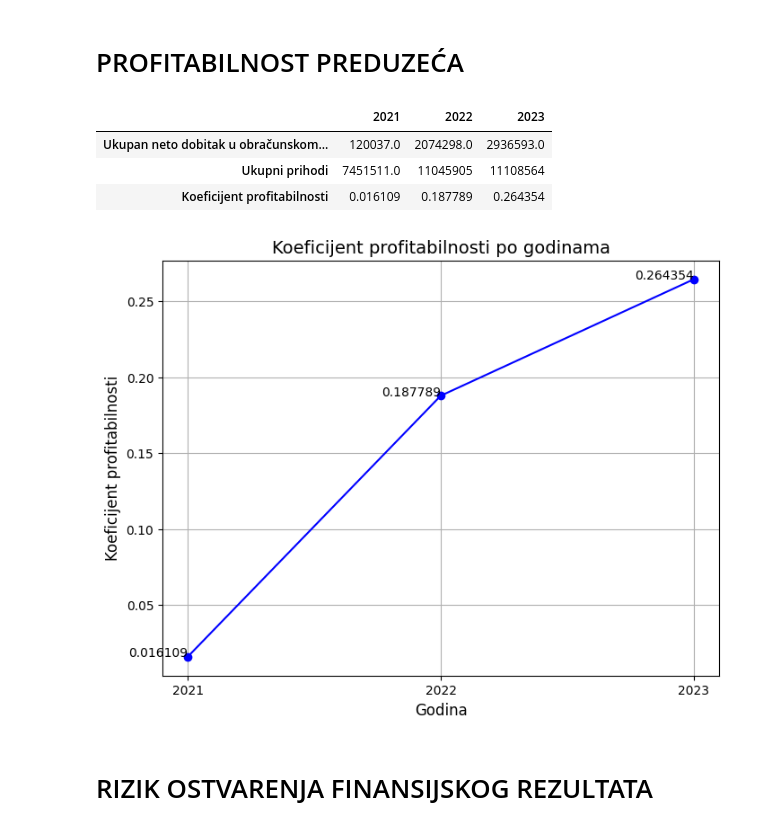
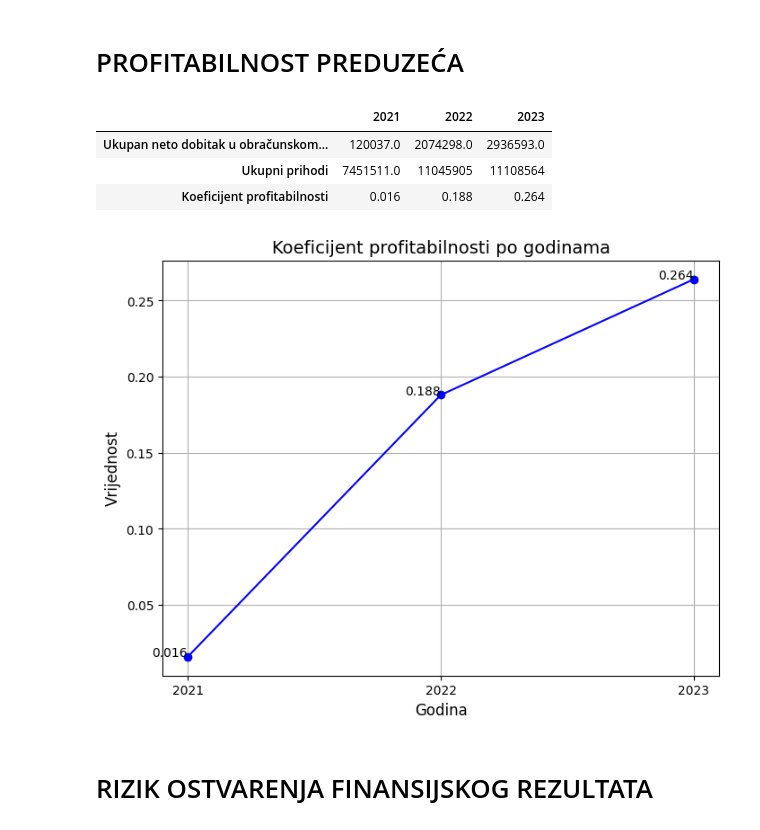
Before and after one commit to OgnjenBN/Diplomski, a Jupyter notebook: BILANSI1 - Copy.ipynb, the cells around one changed output. Drawn from its saved outputs; the diff is of its cells as text; code cells hidden in the pictures.

```diff
--- a/BILANSI1 - Copy.ipynb
+++ b/BILANSI1 - Copy.ipynb
@@ -827,0 +840,16 @@ plt.show()
+# %%
+years = [2021, 2022, 2023];dvp = [70, 90, 256]
+dvz = [14, 15, 18]; dvoi = [452, 677, 983]
+
+data = [dvp, dvz, dvoi]
+colors = ['blue', 'orange', 'green']
+labels = ['Dani vezivanja potraživanja', 'Dani vezivanja zaliha', 'Dani vezivanja obrtne imovine']
+plt.figure(figsize=(8, 6))
+
+for y, color, label in zip(data, colors, labels):
+    sns.lineplot(x=years, y=y, marker='o', color=color, label=label)
+    for x, val in zip(years, y):
+        plt.text(x, val + (10 if color == 'blue' else 2), f'{val}', color=color, ha='center')
+
+plt.xticks(years); plt.yticks(np.arange(0, 1000, 50)); plt.grid()
+plt.xlabel('Godine'); plt.ylabel('Vrijednosti'); plt.title('Dani vezivanja'); plt.legend(); plt.show()
@@ -1043,43 +1018,40 @@ plot_pie_chart_with_legend(2023)
 # %%
 Neto_dobitak_gubitak = bu.loc[89:90, [2021, 2022, 2023]].apply(pd.to_numeric, errors='coerce').fillna(0)
 
-
 Ukupni_prihodi=bu.loc[78, [2021,2022,2023]]
 UKUPAN_ND_U_OBRAČUNSKOM_PERIODU = Neto_dobitak_gubitak.loc[89, [2021, 2022, 2023]] - Neto_dobitak_gubitak.loc[90, [2021, 2022, 2023]]
-Koeficijent_profitabilnosti_copy = (UKUPAN_ND_U_OBRAČUNSKOM_PERIODU / Ukupni_prihodi)
-Koeficijent_profitabilnosti = (UKUPAN_ND_U_OBRAČUNSKOM_PERIODU / Ukupni_prihodi).to_frame()
+Koeficijent_profitabilnosti = (UKUPAN_ND_U_OBRAČUNSKOM_PERIODU / Ukupni_prihodi)
+Koeficijent_profitabilnosti_rounded = Koeficijent_profitabilnosti.apply(lambda x: round(x, 3))
 
 Koeficijent_profitabilnosti1 = pd.DataFrame ({
     'Ukupan neto dobitak u obračunskom periodu' : UKUPAN_ND_U_OBRAČUNSKOM_PERIODU,
     'Ukupni prihodi' : Ukupni_prihodi,
-    'Koeficijent profitabilnosti' : Koeficijent_profitabilnosti_copy
+    'Koeficijent profitabilnosti' : Koeficijent_profitabilnosti_rounded
 }).T
+
 Koeficijent_profitabilnosti1
 # %% [output]
 |  | 2021 | 2022 | 2023 |
 | Ukupan neto dobitak u obračunskom... | 120037.0 | 2074298.0 | 2936593.0 |
 | Ukupni prihodi | 7451511.0 | 11045905 | 11108564 |
-| Koeficijent profitabilnosti | 0.016109 | 0.187789 | 0.264354 |
+| Koeficijent profitabilnosti | 0.016 | 0.188 | 0.264 |
 # %%
-import matplotlib.pyplot as plt
 plt.figure(figsize=(8, 6))
 godina = [2021, 2022, 2023]
 
-plt.plot(Koeficijent_profitabilnosti1.columns, Koeficijent_profitabilnosti1.loc['Koeficijent profitabilnosti'], marker='o', linestyle='-', color='b')
+plt.plot(Koeficijent_profitabilnosti1.columns, \
+Koeficijent_profitabilnosti1.loc['Koeficijent profitabilnosti'], marker='o', linestyle='-', color='b')
 
 plt.title('Koeficijent profitabilnosti po godinama', fontsize=14)
 plt.xlabel('Godina', fontsize=12)
-plt.ylabel('Koeficijent profitabilnosti', fontsize=12)
-
+plt.ylabel('Vrijednost', fontsize=12)
 plt.xticks(godina)
 
 for year, value in Koeficijent_profitabilnosti1.loc['Koeficijent profitabilnosti'].items():
-    plt.text(year, value, f'{value:.6f}', fontsize=10, ha='right')
-
-plt.grid(True)
-plt.show()
+    plt.text(year, value, f'{value:.3f}', fontsize=10, ha='right')
+plt.grid(True); plt.show()
 # %% [output]
-[figure, old version]
+[figure, new version]
 # %% [markdown]
 # RIZIK OSTVARENJA FINANSIJSKOG REZULTATA
 # %%
```
Also changed, not shown: parts of 37 cells of this notebook.
